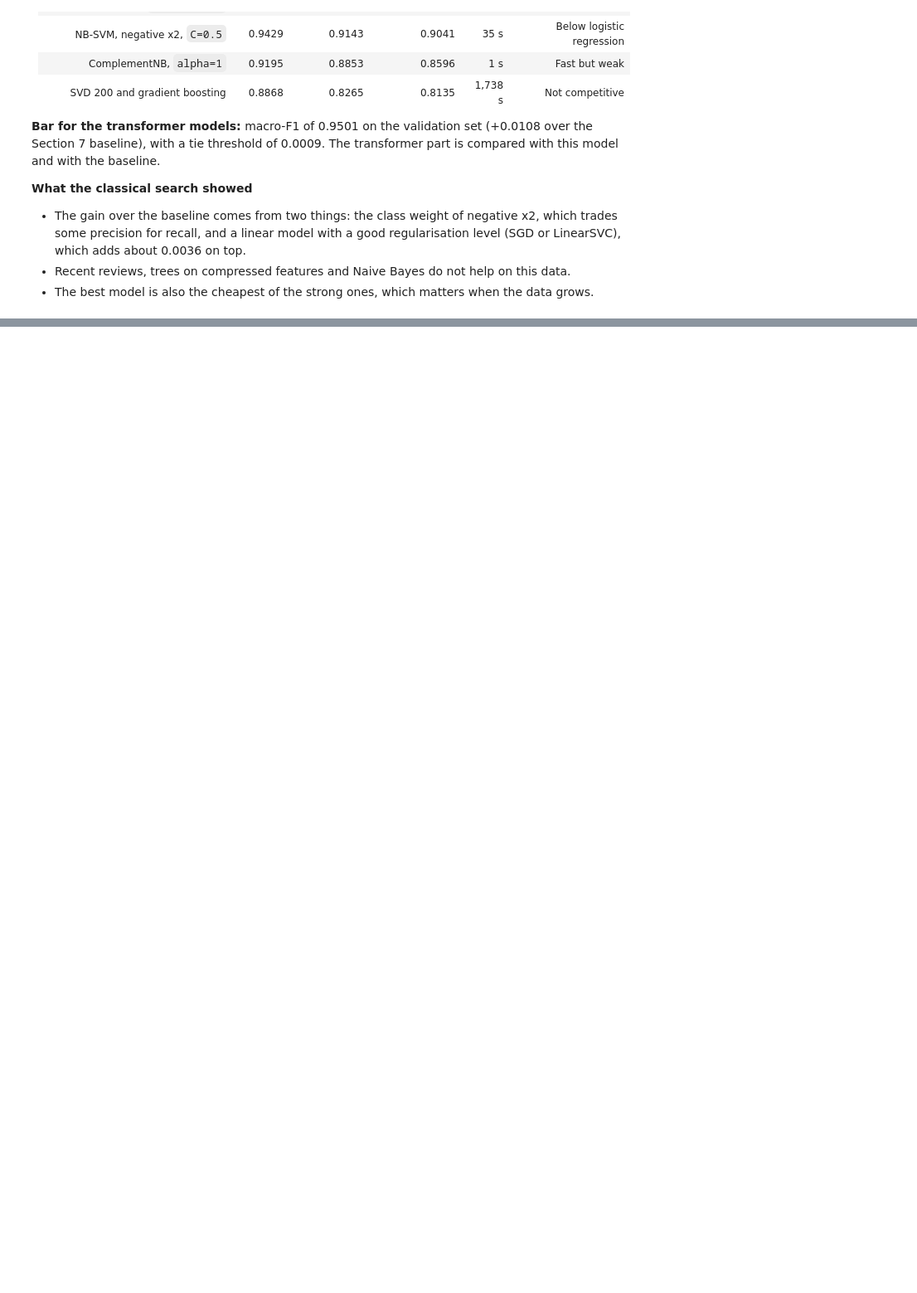
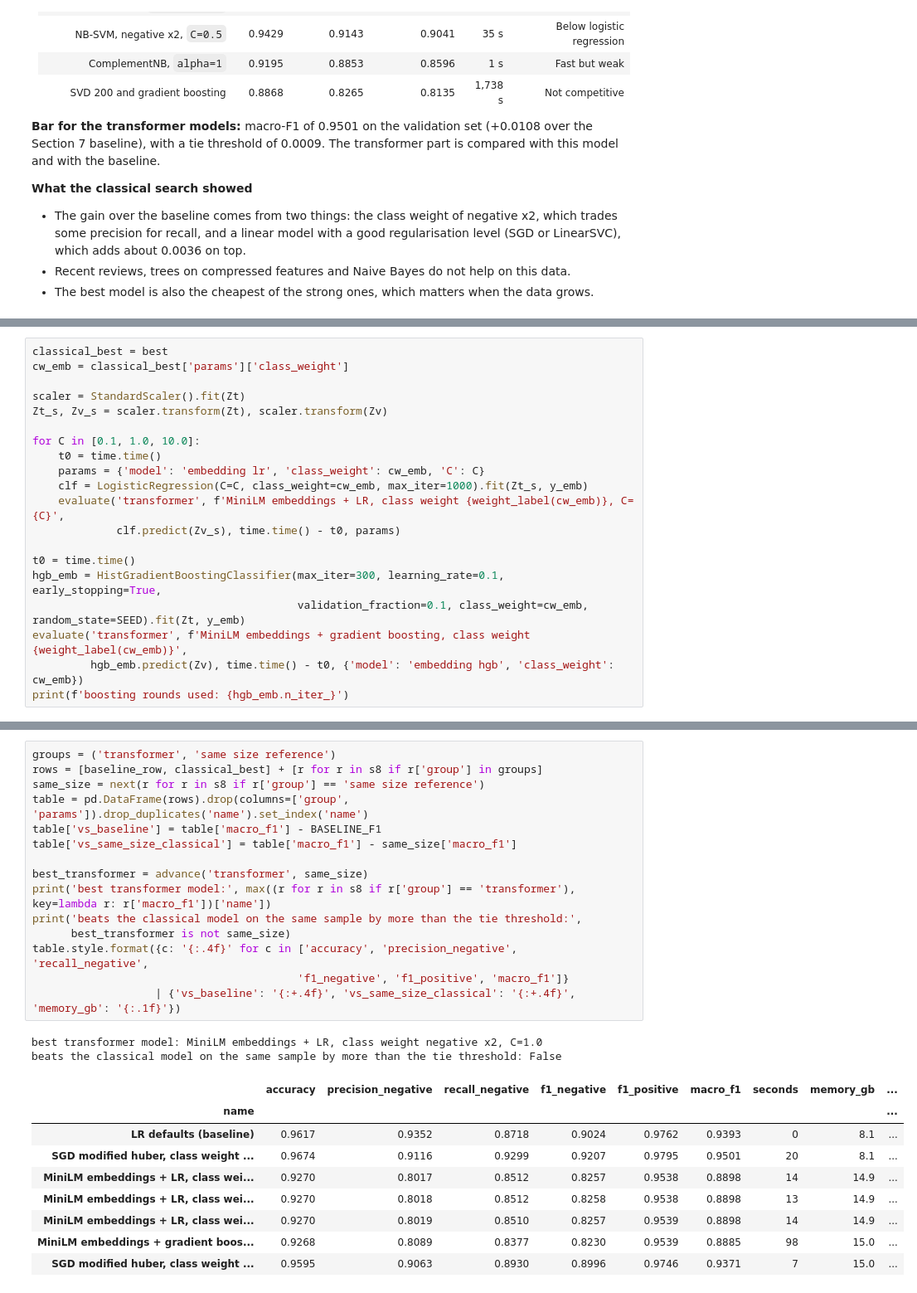
Before and after one commit to Virtuozs/MLOps2-pertemuan1-sentiment-classification, a Jupyter notebook: notebook.ipynb, the cells around one changed output, grey strips where cells are left out. Shown at 83% size. Drawn from its saved outputs; the diff is of its cells as text; blank space fills up the shorter version.

Commit message:
feat: Add `Transformer Model Training` Section in notebook

```diff
--- a/notebook.ipynb
+++ b/notebook.ipynb
@@ -2413,0 +2578,20 @@ macro-F1 on these reviews: 0.9476
+# %%
+classical_best = best
+cw_emb = classical_best['params']['class_weight']
+
+scaler = StandardScaler().fit(Zt)
+Zt_s, Zv_s = scaler.transform(Zt), scaler.transform(Zv)
+
+for C in [0.1, 1.0, 10.0]:
+    t0 = time.time()
+    params = {'model': 'embedding lr', 'class_weight': cw_emb, 'C': C}
+    clf = LogisticRegression(C=C, class_weight=cw_emb, max_iter=1000).fit(Zt_s, y_emb)
+    evaluate('transformer', f'MiniLM embeddings + LR, class weight {weight_label(cw_emb)}, C={C}',
+             clf.predict(Zv_s), time.time() - t0, params)
+
+t0 = time.time()
+hgb_emb = HistGradientBoostingClassifier(max_iter=300, learning_rate=0.1, early_stopping=True,
+                                         validation_fraction=0.1, class_weight=cw_emb, random_state=SEED).fit(Zt, y_emb)
+evaluate('transformer', f'MiniLM embeddings + gradient boosting, class weight {weight_label(cw_emb)}',
+         hgb_emb.predict(Zv), time.time() - t0, {'model': 'embedding hgb', 'class_weight': cw_emb})
+print(f'boosting rounds used: {hgb_emb.n_iter_}')
@@ -2413,0 +2648,27 @@ macro-F1 on these reviews: 0.9476
+# %%
+groups = ('transformer', 'same size reference')
+rows = [baseline_row, classical_best] + [r for r in s8 if r['group'] in groups]
+same_size = next(r for r in s8 if r['group'] == 'same size reference')
+table = pd.DataFrame(rows).drop(columns=['group', 'params']).drop_duplicates('name').set_index('name')
+table['vs_baseline'] = table['macro_f1'] - BASELINE_F1
+table['vs_same_size_classical'] = table['macro_f1'] - same_size['macro_f1']
+
+best_transformer = advance('transformer', same_size)
+print('best transformer model:', max((r for r in s8 if r['group'] == 'transformer'), key=lambda r: r['macro_f1'])['name'])
+print('beats the classical model on the same sample by more than the tie threshold:',
+      best_transformer is not same_size)
+table.style.format({c: '{:.4f}' for c in ['accuracy', 'precision_negative', 'recall_negative',
+                                         'f1_negative', 'f1_positive', 'macro_f1']}
+                   | {'vs_baseline': '{:+.4f}', 'vs_same_size_classical': '{:+.4f}', 'memory_gb': '{:.1f}'})
+# %% [output]
+best transformer model: MiniLM embeddings + LR, class weight negative x2, C=1.0
+beats the classical model on the same sample by more than the tie threshold: False
+|  | accuracy | precision_negative | recall_negative | f1_negative | f1_positive | macro_f1 | seconds | memory_gb | ... |
+| name |  |  |  |  |  |  |  |  | ... |
+| LR defaults (baseline) | 0.9617 | 0.9352 | 0.8718 | 0.9024 | 0.9762 | 0.9393 | 0 | 8.1 | ... |
+| SGD modified huber, class weight ... | 0.9674 | 0.9116 | 0.9299 | 0.9207 | 0.9795 | 0.9501 | 20 | 8.1 | ... |
+| MiniLM embeddings + LR, class wei... | 0.9270 | 0.8017 | 0.8512 | 0.8257 | 0.9538 | 0.8898 | 14 | 14.9 | ... |
+| MiniLM embeddings + LR, class wei... | 0.9270 | 0.8018 | 0.8512 | 0.8258 | 0.9538 | 0.8898 | 13 | 14.9 | ... |
+| MiniLM embeddings + LR, class wei... | 0.9270 | 0.8019 | 0.8510 | 0.8257 | 0.9539 | 0.8898 | 14 | 14.9 | ... |
+| MiniLM embeddings + gradient boos... | 0.9268 | 0.8089 | 0.8377 | 0.8230 | 0.9539 | 0.8885 | 98 | 15.0 | ... |
+| SGD modified huber, class weight ... | 0.9595 | 0.9063 | 0.8930 | 0.8996 | 0.9746 | 0.9371 | 7 | 15.0 | ... |
```
Also changed, not shown: parts of 22 cells of this notebook.
